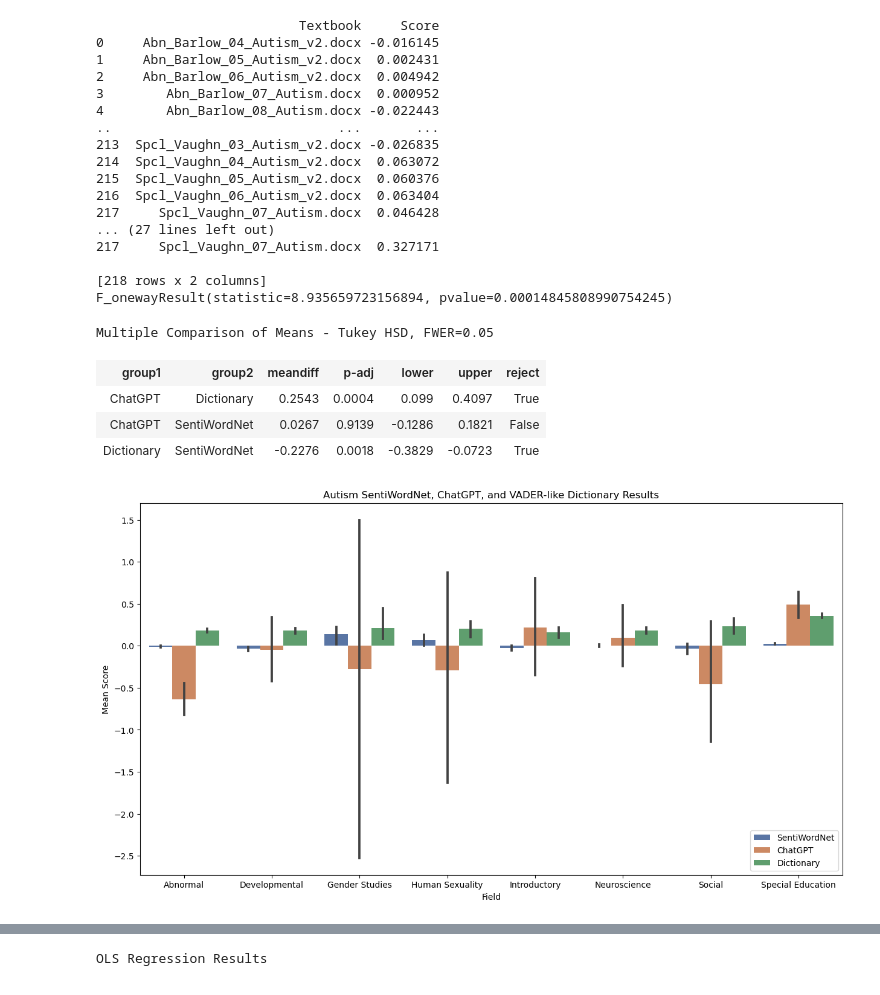
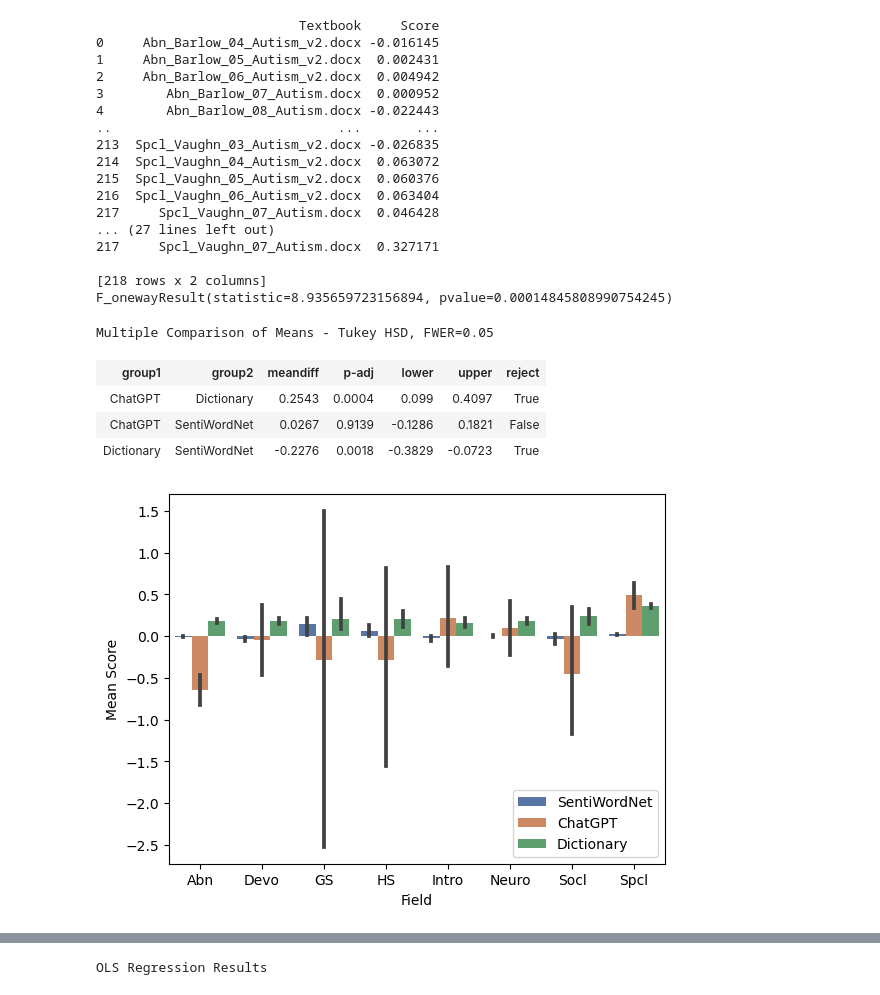
Before and after one commit to maksiaev/GitHub_DMP, a Jupyter notebook: Results/Comparisons.ipynb, the cells around one changed output, grey strips where cells are left out. Cells and saved outputs as stored; diff of their text form; code cells hidden in the pictures.

Commit message:
Re-making plots

```diff
--- a/Results/Comparisons.ipynb
+++ b/Results/Comparisons.ipynb
@@ -346,47 +346,47 @@ display(post_hoc_res.summary())
 
 # print(combined_df_sentiwords)
 
-fig, ax = plt.subplots(figsize=(15, 8))
+fig, ax = plt.subplots()
 
 sns.barplot(ax=ax, x="Field", y="Score", hue="Method", palette="deep", data=combined_df_autism)
 
-ax.set_title("Autism SentiWordNet, ChatGPT, and VADER-like Dictionary Results") #, fontsize=100)
+# ax.set_title("Autism SentiWordNet, ChatGPT, and VADER-like Dictionary Results") #, fontsize=100)
 plt.xlabel("Field") #, fontsize=100)
 plt.ylabel("Mean Score") #, fontsize=100)
 ax.legend(loc="lower right") #, fontsize=100)
 # plt.xticks(fontsize=80, rotation=-15)
-ax.set_xticklabels(["Abnormal", "Developmental", "Gender Studies", "Human Sexuality", "Introductory", "Neuroscience", "Social", "Special Education"])
+# ax.set_xticklabels(["Abnormal", "Developmental", "Gender Studies", "Human Sexuality", "Introductory", "Neuroscience", "Social", "Special Education"])
 # plt.yticks(fontsize=100)
 
 plt.savefig('fields_comparison_autism.png')
 
 # comp = mc.MultiComparison(df['Score'], df['Field'])
 # post_hoc_res = comp.tukeyhsd()
 # display(post_hoc_res.summary())
 # %% [output]
                           Textbook     Score
 0     Abn_Barlow_04_Autism_v2.docx -0.016145
 1     Abn_Barlow_05_Autism_v2.docx  0.002431
 2     Abn_Barlow_06_Autism_v2.docx  0.004942
 3        Abn_Barlow_07_Autism.docx  0.000952
 4        Abn_Barlow_08_Autism.docx -0.022443
 ..                             ...       ...
 213  Spcl_Vaughn_03_Autism_v2.docx -0.026835
 214  Spcl_Vaughn_04_Autism_v2.docx  0.063072
 215  Spcl_Vaughn_05_Autism_v2.docx  0.060376
 216  Spcl_Vaughn_06_Autism_v2.docx  0.063404
 217     Spcl_Vaughn_07_Autism.docx  0.046428
 ... (27 lines left out)
 217     Spcl_Vaughn_07_Autism.docx  0.327171
 
 [218 rows x 2 columns]
 F_onewayResult(statistic=8.935659723156894, pvalue=0.00014845808990754245)
 Multiple Comparison of Means - Tukey HSD, FWER=0.05
 | group1 | group2 | meandiff | p-adj | lower | upper | reject |
 | ChatGPT | Dictionary | 0.2543 | 0.0004 | 0.099 | 0.4097 | True |
 | ChatGPT | SentiWordNet | 0.0267 | 0.9139 | -0.1286 | 0.1821 | False |
 | Dictionary | SentiWordNet | -0.2276 | 0.0018 | -0.3829 | -0.0723 | True |
-[figure, old version]
+[figure, new version]
 # %%
 # Transgender Only
 
```
Also changed, not shown: parts of 6 cells of this notebook, 7 other files.
